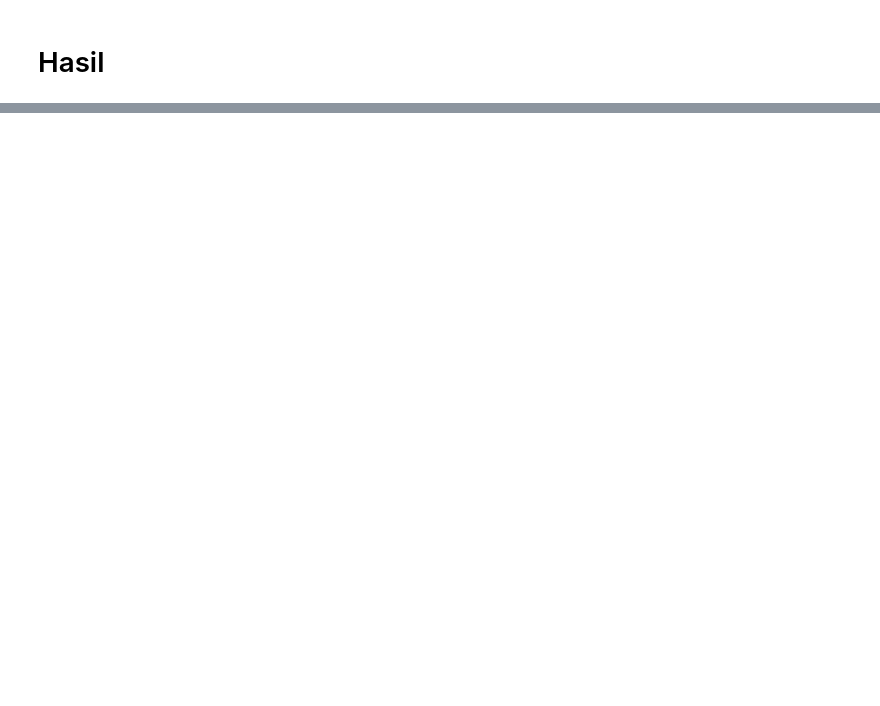
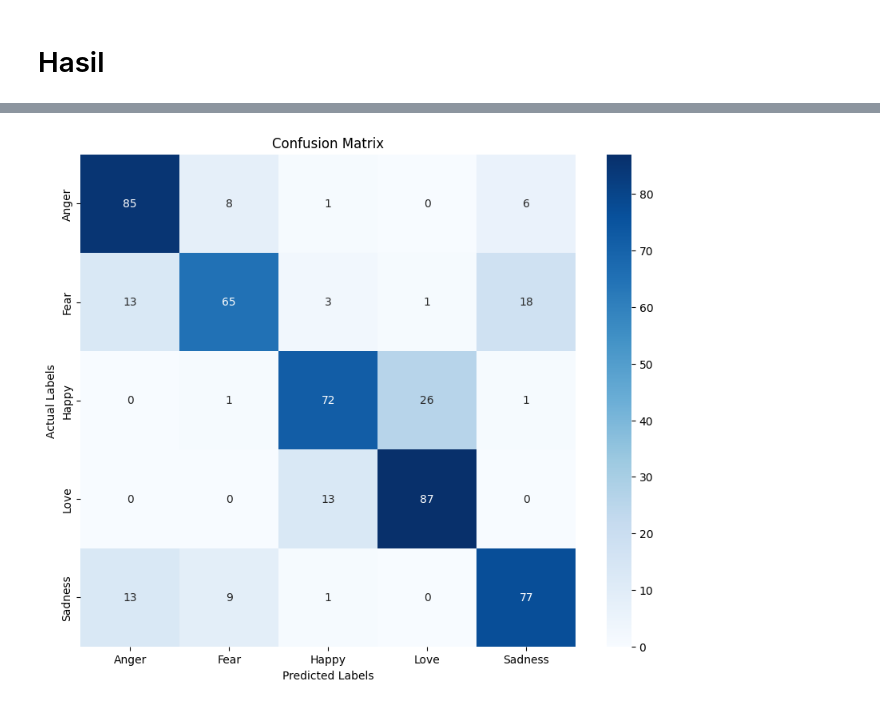
Before and after one commit to devapratama/text-emotion-recognition, a Jupyter notebook: notebooks/text_emotion_recognition_transformer_pipeline.ipynb, the cells around one changed output, grey strips where cells are left out. Cells and saved outputs as stored; diff of their text form; code cells hidden in the pictures; blank space fills up the shorter version.

```diff
--- a/notebooks/text_emotion_recognition_transformer_pipeline.ipynb
+++ b/notebooks/text_emotion_recognition_transformer_pipeline.ipynb
@@ -547,0 +542,20 @@ array([[76, 12,  1,  0, 11],
+# %%
+def plot_confusion_matrix(true_labels, predicted_labels, label_encoder):
+    # Calculate confusion matrix
+    cm = confusion_matrix(true_labels, predicted_labels, labels=label_encoder.classes_)
+
+    # Create a DataFrame from the confusion matrix
+    cm_df = pd.DataFrame(cm, index=label_encoder.classes_, columns=label_encoder.classes_)
+
+    # Plot the confusion matrix using seaborn
+    plt.figure(figsize=(10, 8))
+    sns.heatmap(cm_df, annot=True, fmt='g', cmap='Blues')
+    plt.title('Confusion Matrix')
+    plt.ylabel('Actual Labels')
+    plt.xlabel('Predicted Labels')
+    plt.show()
+
+# Usage
+plot_confusion_matrix(predicted_df['Emotion'], predicted_df['Predicted Emotion'], label_encoder)
+# %% [output]
+[figure, added]
```
Also changed, not shown: parts of 17 cells of this notebook.
